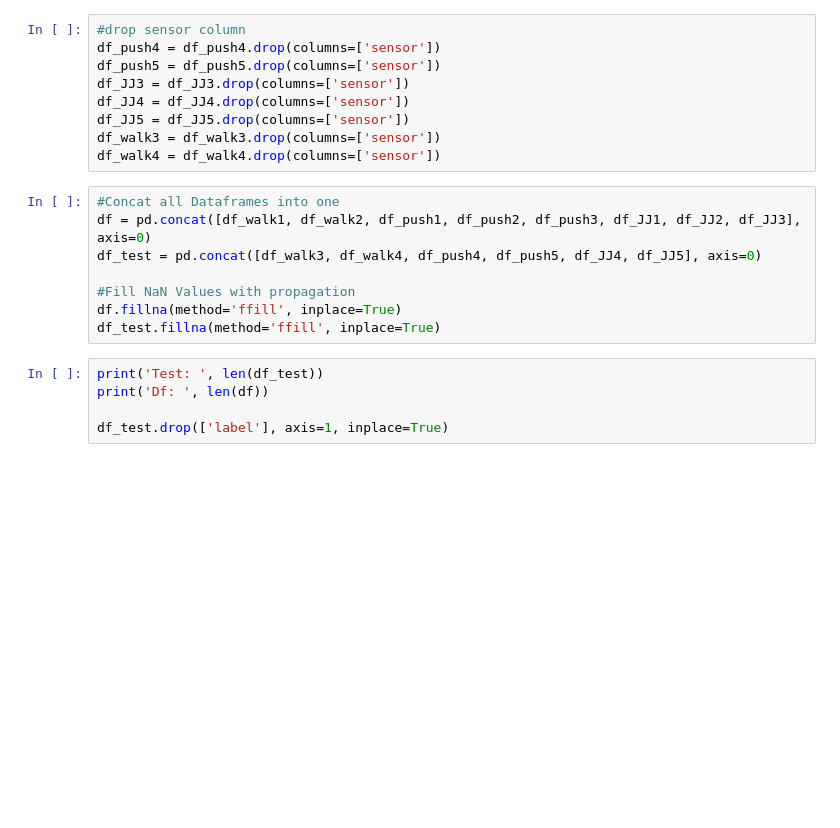
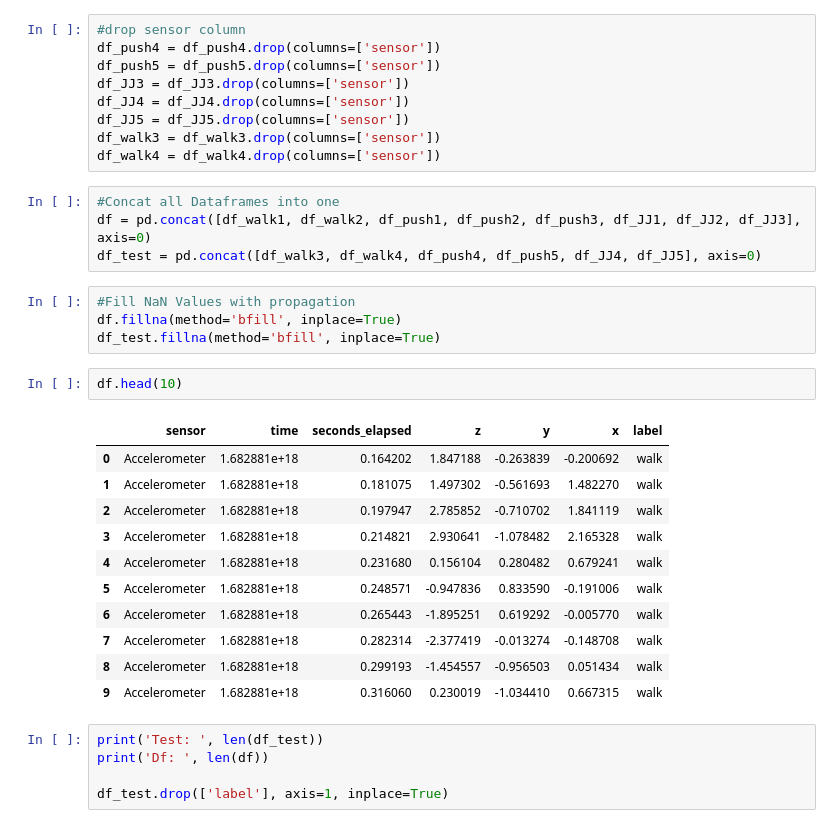
Before and after one commit to Wipfla/ML4B_App, a Jupyter notebook: ML_Marvin.ipynb, the cells around one changed output. Drawn from its saved outputs; the diff is of its cells as text; blank space fills up the shorter version.

```diff
--- a/ML_Marvin.ipynb
+++ b/ML_Marvin.ipynb
@@ -359,10 +414,24 @@ df_walk4 = df_walk4.drop(columns=['sensor'])
 #Concat all Dataframes into one
 df = pd.concat([df_walk1, df_walk2, df_push1, df_push2, df_push3, df_JJ1, df_JJ2, df_JJ3], axis=0)
 df_test = pd.concat([df_walk3, df_walk4, df_push4, df_push5, df_JJ4, df_JJ5], axis=0)
-
-#Fill NaN Values with propagation
-df.fillna(method='ffill', inplace=True)
-df_test.fillna(method='ffill', inplace=True)
+# %%
+#Fill NaN Values with propagation
+df.fillna(method='bfill', inplace=True)
+df_test.fillna(method='bfill', inplace=True)
+# %%
+df.head(10)
+# %% [output]
+|  | sensor | time | seconds_elapsed | z | y | x | label |
+| 0 | Accelerometer | 1.682881e+18 | 0.164202 | 1.847188 | -0.263839 | -0.200692 | walk |
+| 1 | Accelerometer | 1.682881e+18 | 0.181075 | 1.497302 | -0.561693 | 1.482270 | walk |
+| 2 | Accelerometer | 1.682881e+18 | 0.197947 | 2.785852 | -0.710702 | 1.841119 | walk |
+| 3 | Accelerometer | 1.682881e+18 | 0.214821 | 2.930641 | -1.078482 | 2.165328 | walk |
+| 4 | Accelerometer | 1.682881e+18 | 0.231680 | 0.156104 | 0.280482 | 0.679241 | walk |
+| 5 | Accelerometer | 1.682881e+18 | 0.248571 | -0.947836 | 0.833590 | -0.191006 | walk |
+| 6 | Accelerometer | 1.682881e+18 | 0.265443 | -1.895251 | 0.619292 | -0.005770 | walk |
+| 7 | Accelerometer | 1.682881e+18 | 0.282314 | -2.377419 | -0.013274 | -0.148708 | walk |
+| 8 | Accelerometer | 1.682881e+18 | 0.299193 | -1.454557 | -0.956503 | 0.051434 | walk |
+| 9 | Accelerometer | 1.682881e+18 | 0.316060 | 0.230019 | -1.034410 | 0.667315 | walk |
 # %%
 print('Test: ', len(df_test))
 print('Df: ', len(df))
```
Also changed, not shown: parts of 18 cells of this notebook, 3 other files.
